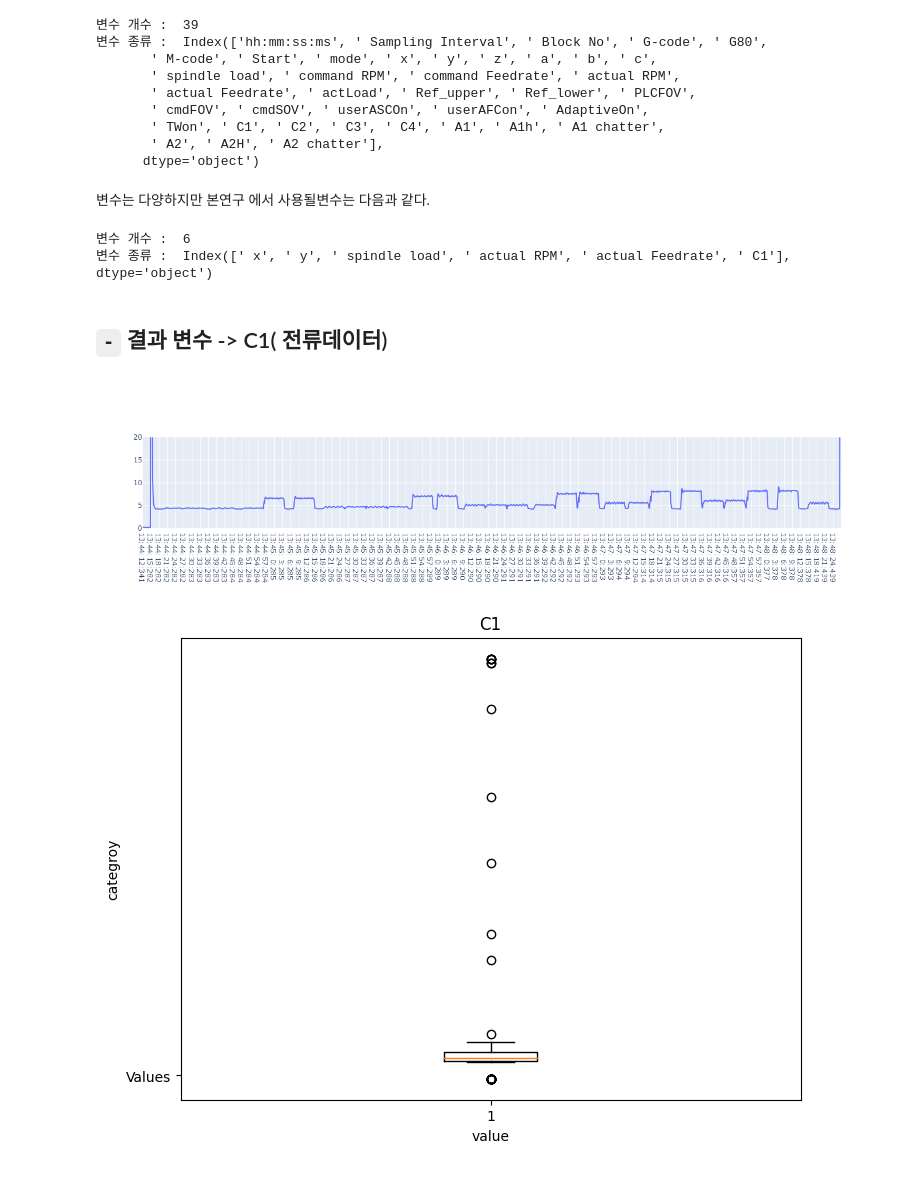
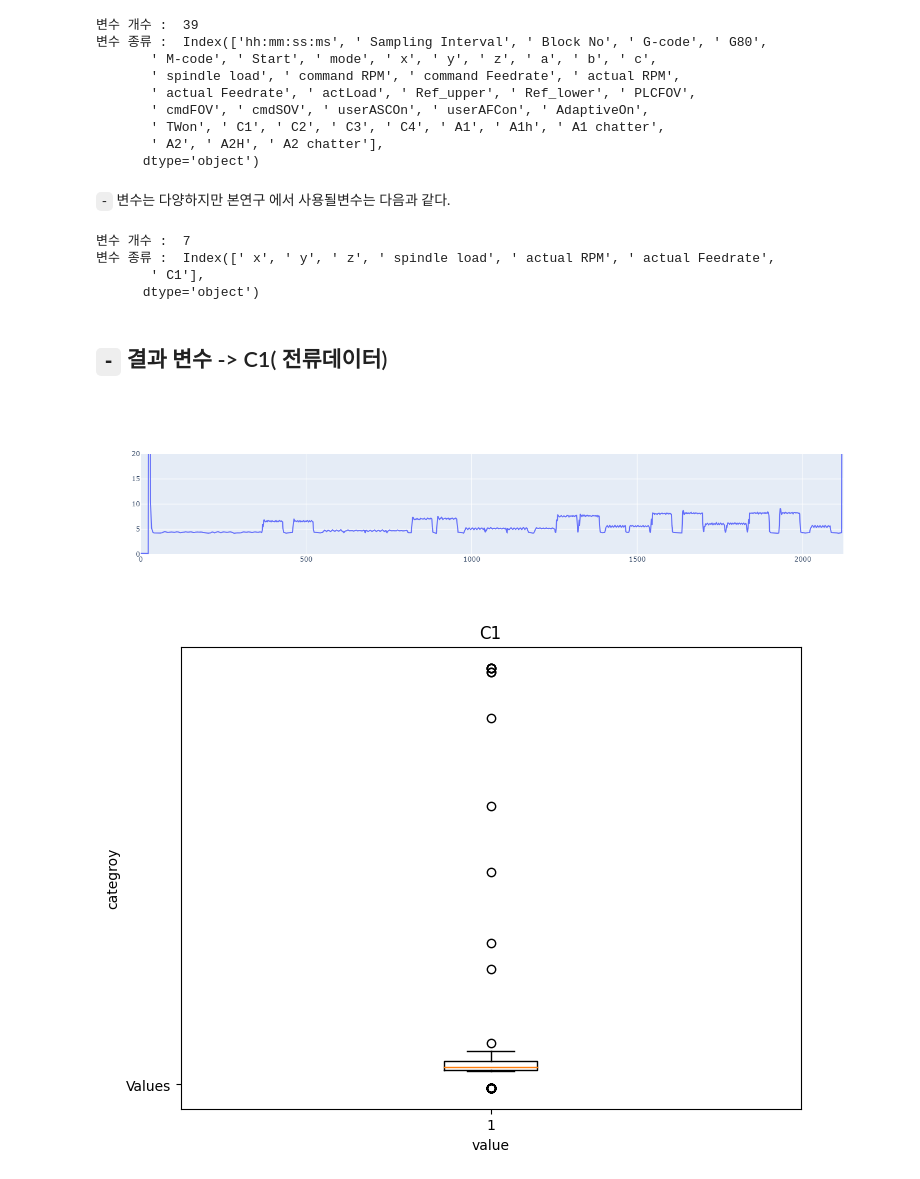
Before and after one commit to Hottato/Project, a Jupyter notebook: CNC_LGBM_DNN/코드파일/EDA.ipynb, the cells around one changed output. Saved outputs shown, nothing was run; the diff lists cells and outputs as text; code cells hidden in the pictures.

```diff
--- a/CNC_LGBM_DNN/코드파일/EDA.ipynb
+++ b/CNC_LGBM_DNN/코드파일/EDA.ipynb
@@ -83,10 +83,12 @@ data
 # 데이터 프레임
 cnc = []  # 데이터 프레임을 저장할 리스트
 
+cnc_visualize = [] # 시각화용 데이터프레임 (전처리 x)
 for i in range(1, 15):
     file_path = f"{data}\\2022.12.02(14번 - feed 120)\\{i}번째 데이터.csv"
     df = pd.read_csv(file_path, skiprows=1)
     cnc.append(df)
+    cnc_visualize.append(df)
 # %%
 # 1회 가공시
 cnc[0]
@@ -120,8 +122,6 @@ print('변수 종류 : ', cnc[0].columns)
        ' TWon', ' C1', ' C2', ' C3', ' C4', ' A1', ' A1h', ' A1 chatter',
        ' A2', ' A2H', ' A2 chatter'],
       dtype='object')
-# %% [markdown]
-변수는 다양하지만 본연구 에서 사용될변수는 다음과 같다.
 # %%
 drop = ['hh:mm:ss:ms', ' Sampling Interval', ' Block No', ' G-code', ' G80',
           ' M-code', ' Start', ' mode', ' z', ' a', ' b', ' c',
@@ -132,26 +132,30 @@ drop = ['hh:mm:ss:ms', ' Sampling Interval', ' Block No', ' G-code', ' G80',
           ' A2', ' A2H', ' A2 chatter',' AdaptiveOn']
 
 cnc[0] = cnc[0].drop(drop,axis = 1)
+# %% [markdown]
+`-` 변수는 다양하지만 본연구 에서 사용될변수는 다음과 같다.
 # %%
 print('변수 개수 : ', len(cnc[0].columns))
 
 print('변수 종류 : ', cnc[0].columns)
 # %% [output]
-변수 개수 :  6
-변수 종류 :  Index([' x', ' y', ' spindle load', ' actual RPM', ' actual Feedrate', ' C1'], dtype='object')
+변수 개수 :  7
+변수 종류 :  Index([' x', ' y', ' z', ' spindle load', ' actual RPM', ' actual Feedrate',
+       ' C1'],
+      dtype='object')
 # %% [markdown]
 ## `-` 결과 변수 -> C1( 전류데이터)
 # %%
 fig = make_subplots(rows=1, cols=1)
 
 fig.add_trace(
-        go.Scatter(x=cnc[0]['hh:mm:ss:ms'], y=cnc[0][' C1'], mode='lines', name='{0}_C1')
+        go.Scatter( y=cnc[0][' C1'], mode='lines', name='{0}_C1')
     )
 
 fig.update_yaxes(range=[0, 20])
 fig.show()
 # %% [output]
-[figure, old version]
+[figure, new version]
 # %%
 plt.figure(figsize=(8, 6))
 plt.boxplot(cnc[0][' C1'], vert=True)
```
Also changed, not shown: parts of 3 cells of this notebook, 24 other files.
